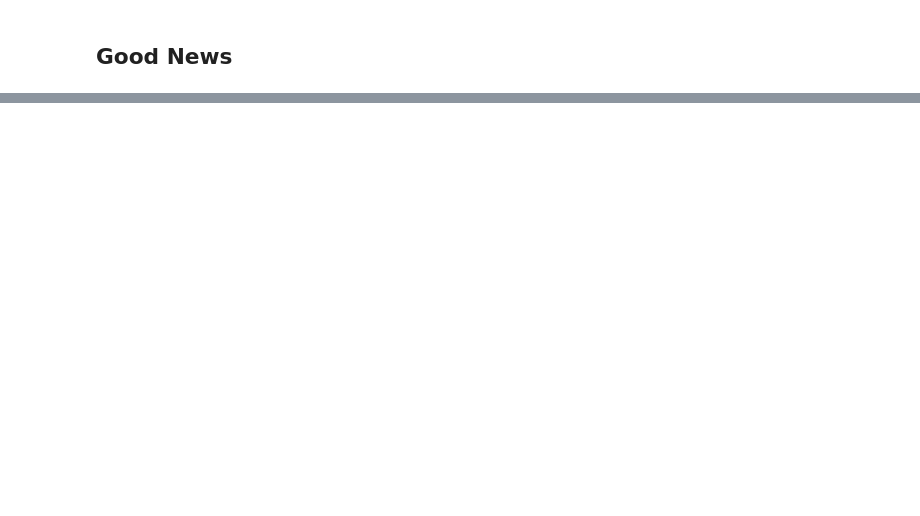
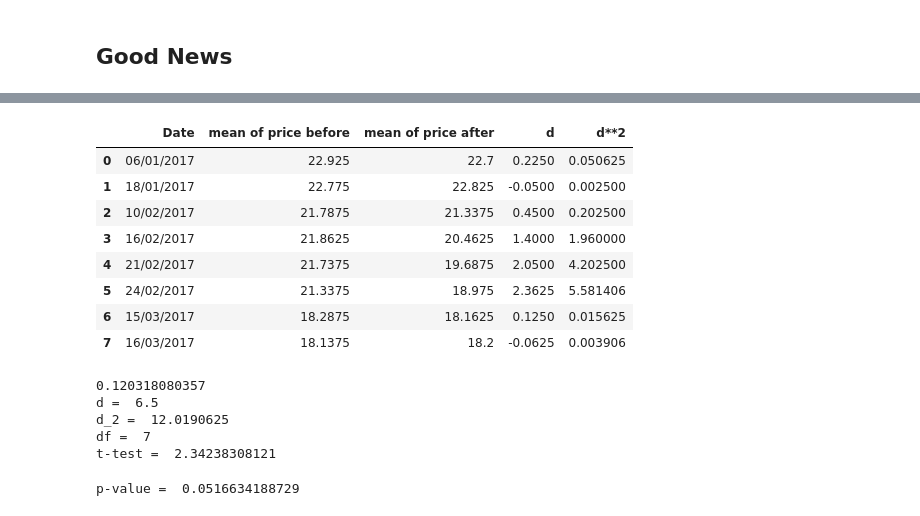
Before and after one commit to boss2bmj/Stock-Analysis, a Jupyter notebook: final_stock_price.ipynb, the cells around one changed output, grey strips where cells are left out. Saved outputs shown, nothing was run; the diff lists cells and outputs as text; code cells hidden in the pictures; blank space fills up the shorter version.

Commit message:
add p-value

```diff
--- a/final_stock_price.ipynb
+++ b/final_stock_price.ipynb
@@ -493,0 +614,41 @@ https://www.set.or.th/set/historicaltrading.do?symbol=PTT&page=2&language=en&cou
+# %%
+original_table
+# %% [output]
+|  | Date | mean of price before | mean of price after | d | d**2 |
+| 0 | 06/01/2017 | 22.925 | 22.7 | 0.2250 | 0.050625 |
+| 1 | 18/01/2017 | 22.775 | 22.825 | -0.0500 | 0.002500 |
+| 2 | 10/02/2017 | 21.7875 | 21.3375 | 0.4500 | 0.202500 |
+| 3 | 16/02/2017 | 21.8625 | 20.4625 | 1.4000 | 1.960000 |
+| 4 | 21/02/2017 | 21.7375 | 19.6875 | 2.0500 | 4.202500 |
+| 5 | 24/02/2017 | 21.3375 | 18.975 | 2.3625 | 5.581406 |
+| 6 | 15/03/2017 | 18.2875 | 18.1625 | 0.1250 | 0.015625 |
+| 7 | 16/03/2017 | 18.1375 | 18.2 | -0.0625 | 0.003906 |
+# %%
+# print original_table.sum(axis=4)
+import math
+
+n = len(data1)
+d = original_table['d'].sum()
+d_2 = original_table['d**2'].sum()
+
+df = n-1
+b = (d_2-((d**2)/n))/(n*df)
+tt = (d/n)/(math.sqrt(b))
+print b
+print 'd = ', d
+print 'd_2 = ', d_2
+print 'df = ', df
+print 't-test = ',tt
+# %% [output]
+0.120318080357
+d =  6.5
+d_2 =  12.0190625
+df =  7
+t-test =  2.34238308121
+# %%
+from scipy.stats import t
+pval = stats.t.sf(np.abs(tt), df)*2
+print 'p-value = ',pval
+# stats.t.sf(tt, df)
+# %% [output]
+p-value =  0.0516634188729
```
Also changed, not shown: parts of 21 cells of this notebook.
